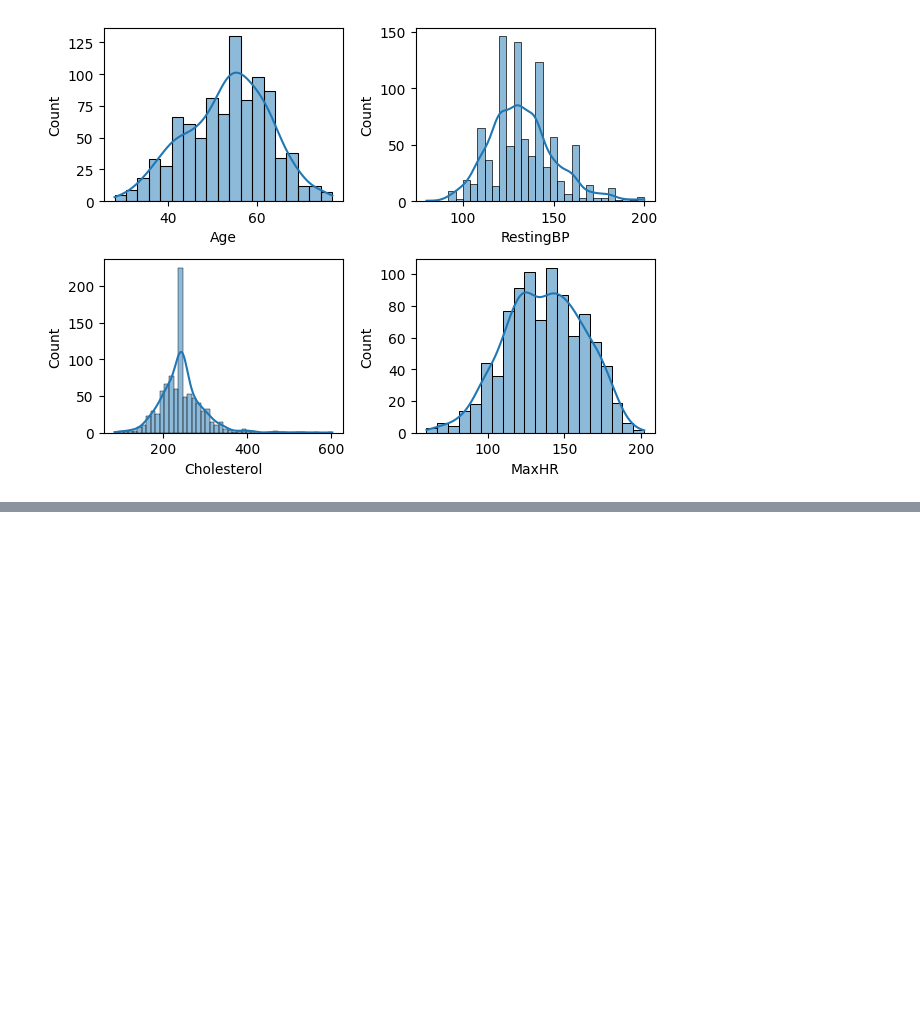
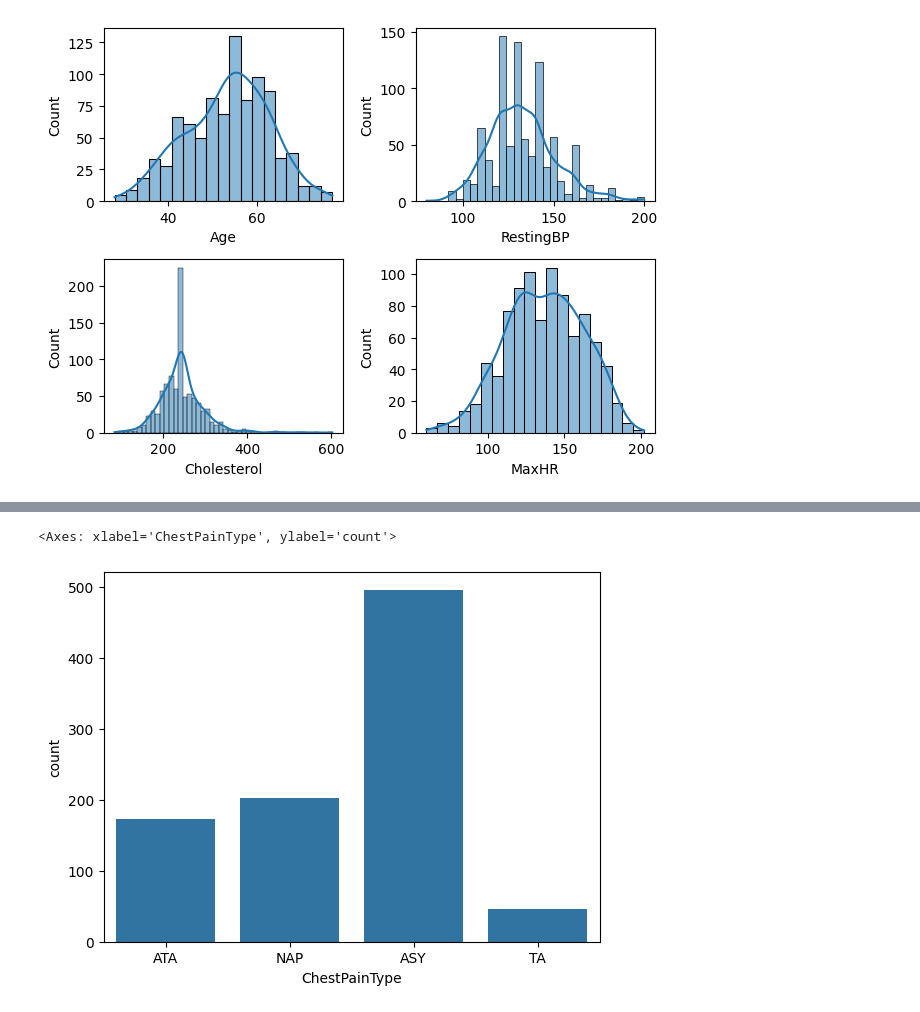
Before and after one commit to gyr0byte/ML-Foundations, a Jupyter notebook: Foundation For ML/2_foundation_project.ipynb, the cells around one changed output, grey strips where cells are left out. Drawn from its saved outputs; the diff is of its cells as text; code cells hidden in the pictures; blank space fills up the shorter version.

```diff
--- a/Foundation For ML/2_foundation_project.ipynb
+++ b/Foundation For ML/2_foundation_project.ipynb
@@ -159,0 +165,5 @@ plt.tight_layout()
+# %%
+sns.countplot(x=df['ChestPainType'])
+# %% [output]
+<Axes: xlabel='ChestPainType', ylabel='count'>
+[figure, added]
```
Also changed, not shown: parts of 1 cell of this notebook.
